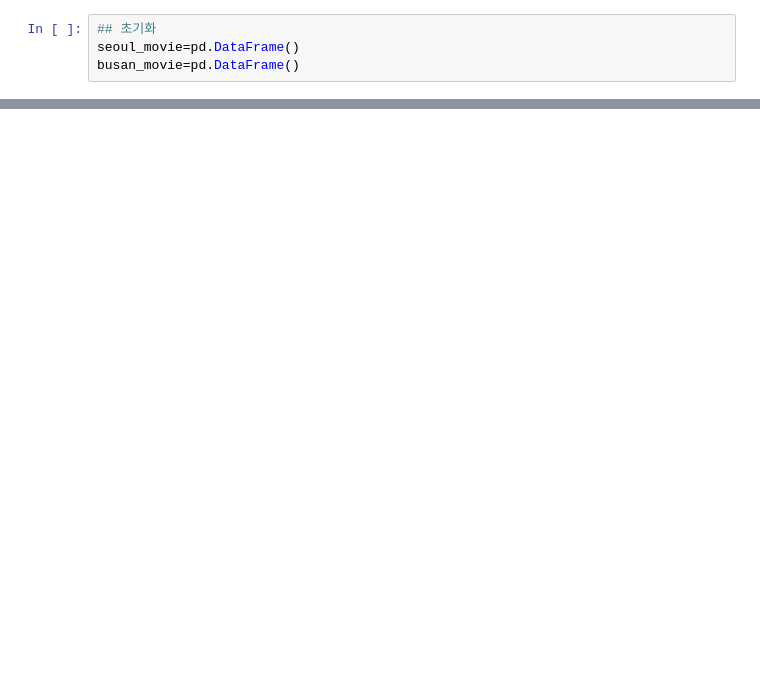
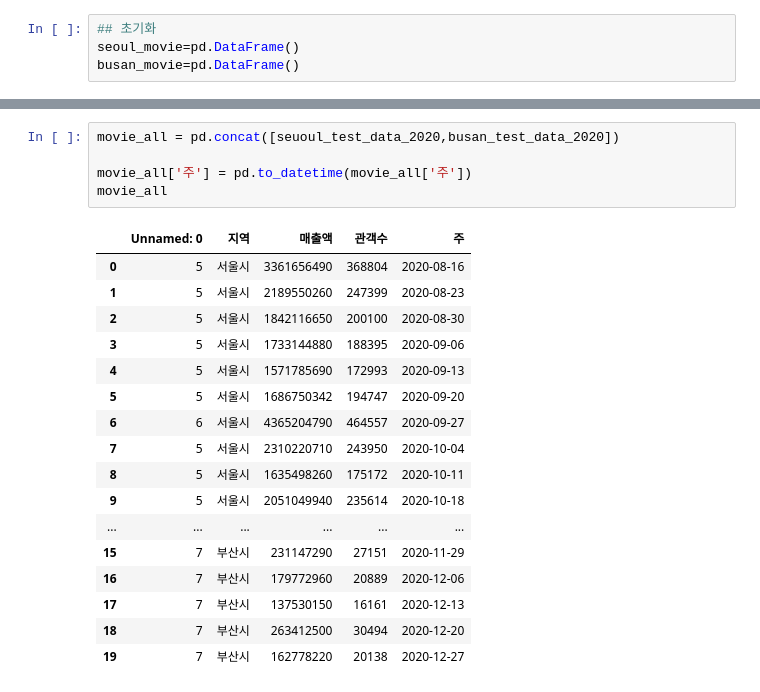
Before and after one commit to vvspearlvvs/MultiCampus_Project, a Jupyter notebook: 데이터_분석/data_영화_week/지역별 영화데이터_전처리_2020.ipynb, the cells around one changed output, grey strips where cells are left out. Saved outputs shown, nothing was run; the diff lists cells and outputs as text; blank space fills up the shorter version.

```diff
--- a/데이터_분석/data_영화_week/지역별 영화데이터_전처리_2020.ipynb
+++ b/데이터_분석/data_영화_week/지역별 영화데이터_전처리_2020.ipynb
@@ -176,0 +180,23 @@ busan_movie.to_csv("../result_2020/busan_movie_2020.csv",encoding="utf-8-sig")
+# %%
+movie_all = pd.concat([seuoul_test_data_2020,busan_test_data_2020])
+
+movie_all['주'] = pd.to_datetime(movie_all['주'])
+movie_all
+# %% [output]
+|  | Unnamed: 0 | 지역 | 매출액 | 관객수 | 주 |
+| 0 | 5 | 서울시 | 3361656490 | 368804 | 2020-08-16 |
+| 1 | 5 | 서울시 | 2189550260 | 247399 | 2020-08-23 |
+| 2 | 5 | 서울시 | 1842116650 | 200100 | 2020-08-30 |
+| 3 | 5 | 서울시 | 1733144880 | 188395 | 2020-09-06 |
+| 4 | 5 | 서울시 | 1571785690 | 172993 | 2020-09-13 |
+| 5 | 5 | 서울시 | 1686750342 | 194747 | 2020-09-20 |
+| 6 | 6 | 서울시 | 4365204790 | 464557 | 2020-09-27 |
+| 7 | 5 | 서울시 | 2310220710 | 243950 | 2020-10-04 |
+| 8 | 5 | 서울시 | 1635498260 | 175172 | 2020-10-11 |
+| 9 | 5 | 서울시 | 2051049940 | 235614 | 2020-10-18 |
+| ... | ... | ... | ... | ... | ... |
+| 15 | 7 | 부산시 | 231147290 | 27151 | 2020-11-29 |
+| 16 | 7 | 부산시 | 179772960 | 20889 | 2020-12-06 |
+| 17 | 7 | 부산시 | 137530150 | 16161 | 2020-12-13 |
+| 18 | 7 | 부산시 | 263412500 | 30494 | 2020-12-20 |
+| 19 | 7 | 부산시 | 162778220 | 20138 | 2020-12-27 |
```
Also changed, not shown: parts of 17 cells of this notebook, 2 other files.
